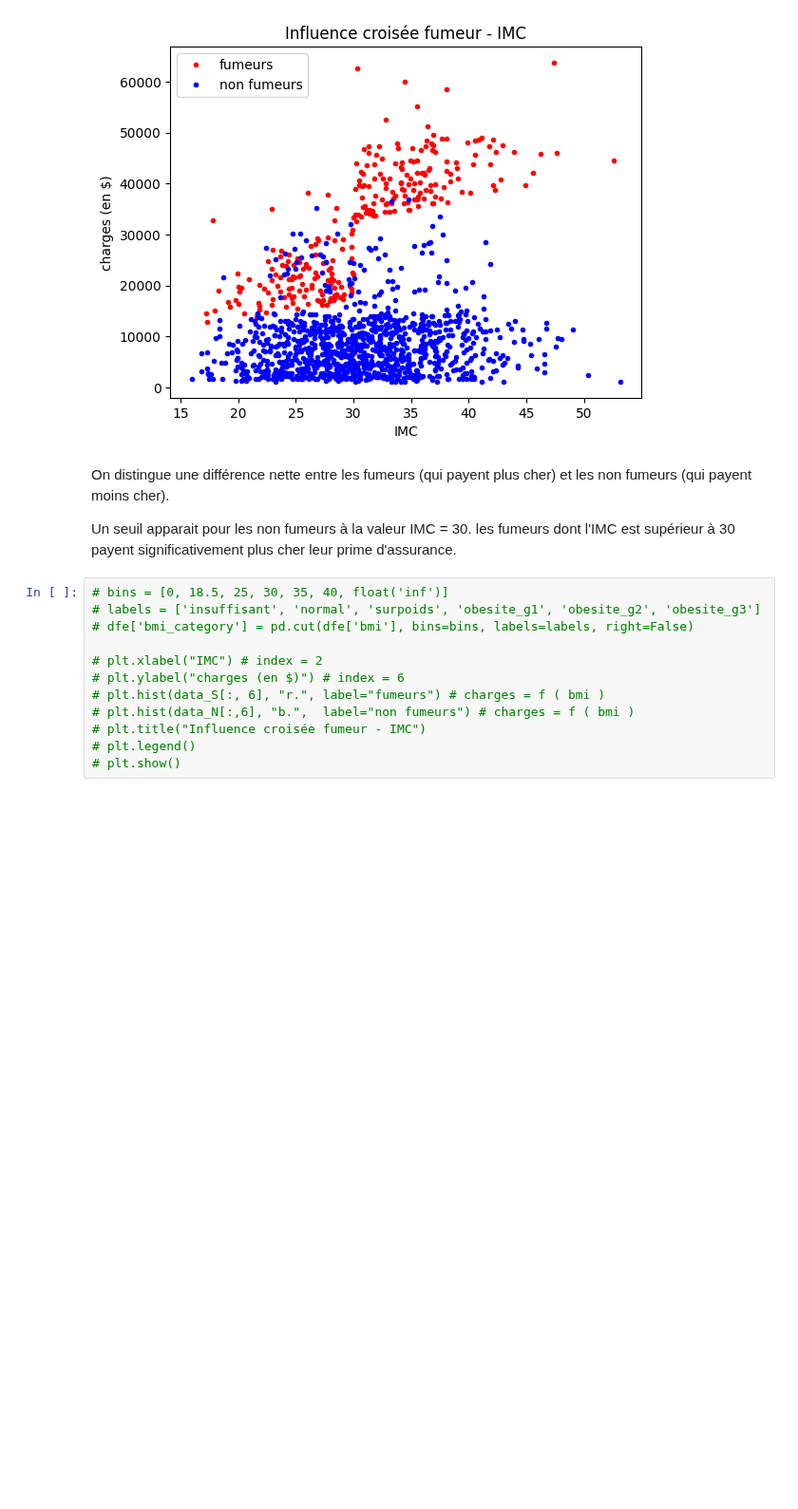
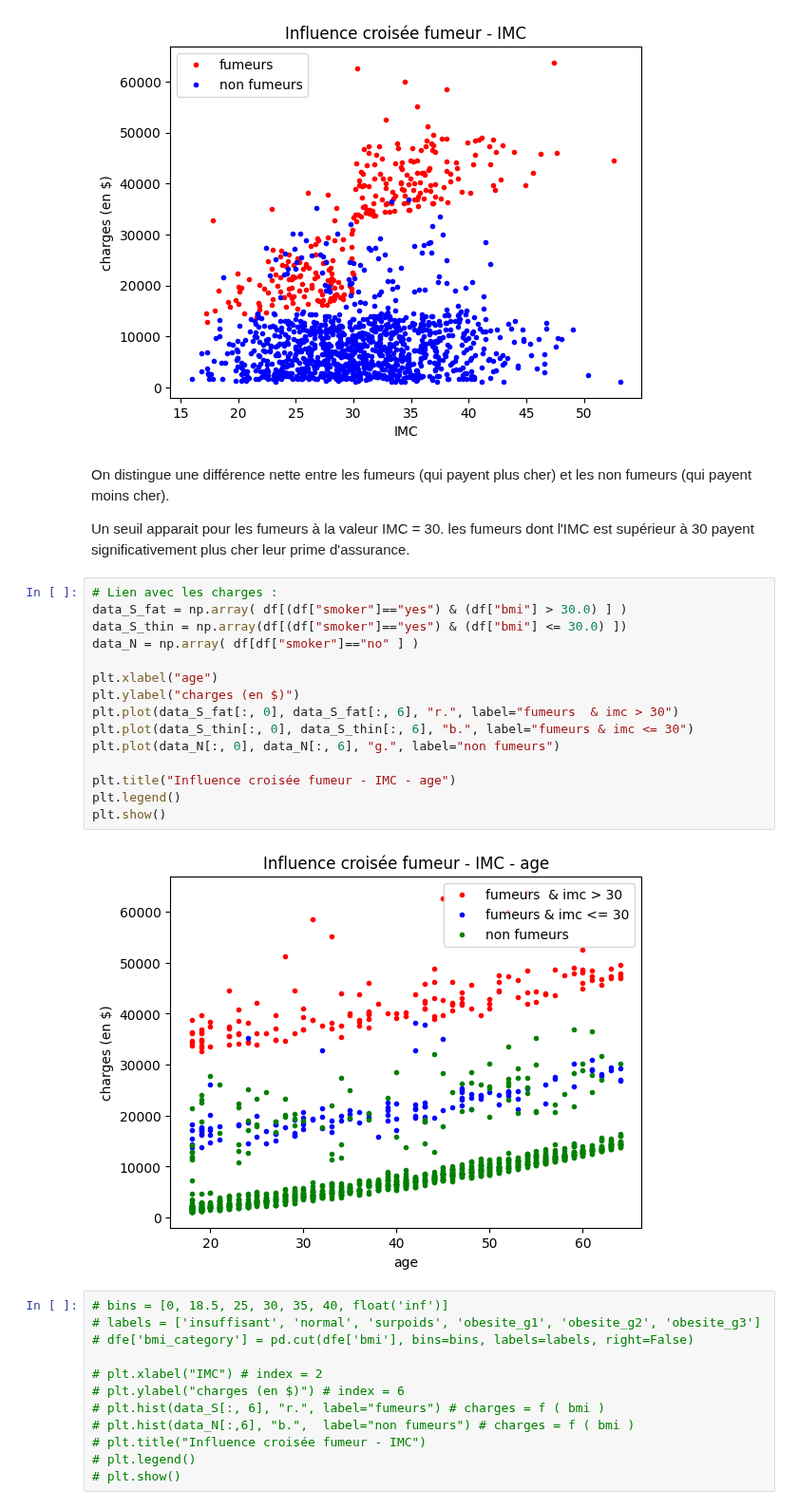
Before and after one commit to NicoCasso/Assur_aimant, a Jupyter notebook: analyse.ipynb, the cells around one changed output. Shown at 95% size. Saved outputs shown, nothing was run; the diff lists cells and outputs as text; blank space fills up the shorter version.

Commit message:
new smoker bmi age plot

```diff
--- a/analyse.ipynb
+++ b/analyse.ipynb
@@ -244,8 +244,25 @@ plt.show()
 # %% [markdown]
 On distingue une différence nette entre les fumeurs (qui payent plus cher)  et les non fumeurs (qui payent moins cher).
 
-Un seuil apparait pour les non fumeurs à la valeur IMC = 30.
+Un seuil apparait pour les fumeurs à la valeur IMC = 30.
 les fumeurs dont l'IMC est supérieur à 30 payent significativement plus cher leur prime d'assurance.
+# %%
+# Lien avec les charges :
+data_S_fat = np.array( df[(df["smoker"]=="yes") & (df["bmi"] > 30.0) ] )
+data_S_thin = np.array(df[(df["smoker"]=="yes") & (df["bmi"] <= 30.0) ])
+data_N = np.array( df[df["smoker"]=="no" ] )
+
+plt.xlabel("age")
+plt.ylabel("charges (en $)")
+plt.plot(data_S_fat[:, 0], data_S_fat[:, 6], "r.", label="fumeurs  & imc > 30")
+plt.plot(data_S_thin[:, 0], data_S_thin[:, 6], "b.", label="fumeurs & imc <= 30")
+plt.plot(data_N[:, 0], data_N[:, 6], "g.", label="non fumeurs")
+
+plt.title("Influence croisée fumeur - IMC - age")
+plt.legend()
+plt.show()
+# %% [output]
+[figure, added]
 # %%
 # bins = [0, 18.5, 25, 30, 35, 40, float('inf')]
 # labels = ['insuffisant', 'normal', 'surpoids', 'obesite_g1', 'obesite_g2', 'obesite_g3']
```
